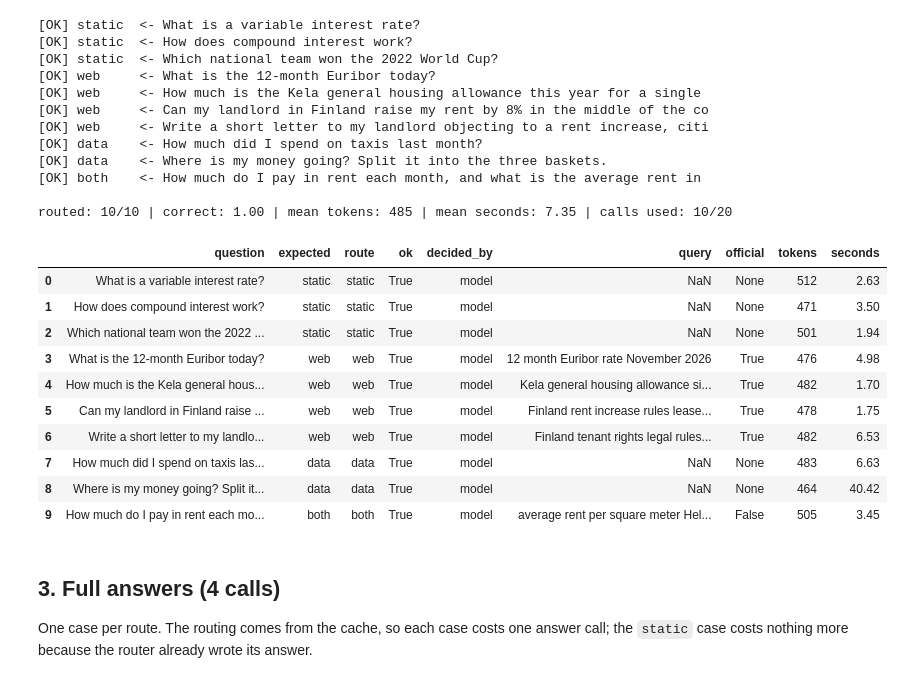
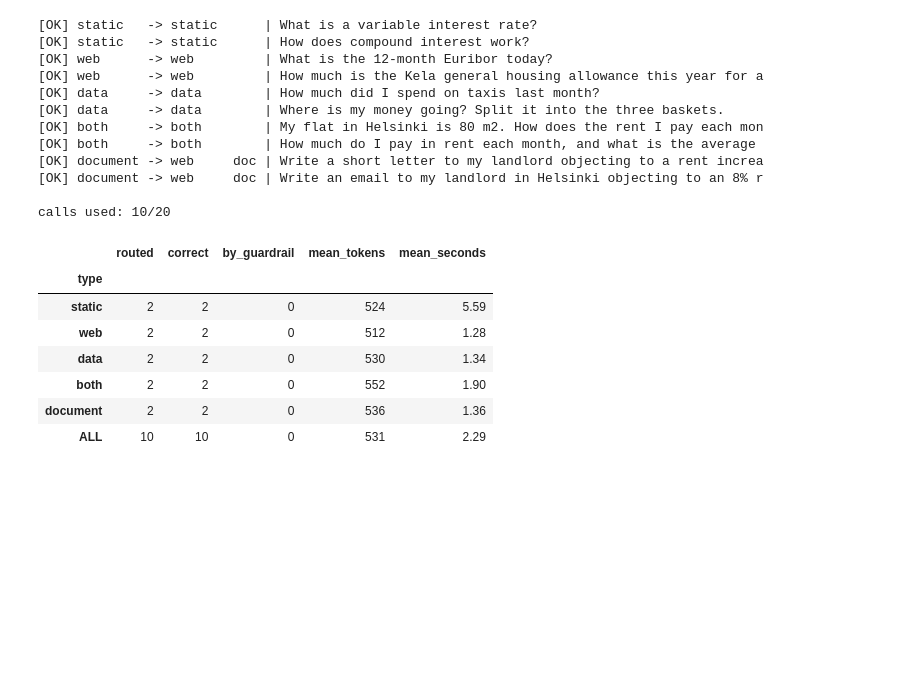
Before and after one commit to victor06-git/project_aethon, a Jupyter notebook: backend/notebook/kaiku_test.ipynb, the cells around one changed output. Saved outputs shown, nothing was run; the diff lists cells and outputs as text; code cells hidden in the pictures; blank space fills up the shorter version.

```diff
--- a/backend/notebook/kaiku_test.ipynb
+++ b/backend/notebook/kaiku_test.ipynb
@@ -67,36 +86,25 @@ Only the router runs: one call per question. Decisions are cached for section 3.
-# %%
-routing = routing_eval(agent, QUESTIONS, budget=BUDGET)
-done = routing[routing["route"] != "NOT RUN"]
-print(f"\nrouted: {len(done)}/{len(routing)} | correct: {done['ok'].mean():.2f} | "
-      f"mean tokens: {done['tokens'].mean():.0f} | mean seconds: {done['seconds'].mean():.2f} | "
-      f"calls used: {agent.stats['llm_calls']}/{BUDGET}")
-routing
-# %% [output]
-[OK] static  <- What is a variable interest rate?
-[OK] static  <- How does compound interest work?
-[OK] static  <- Which national team won the 2022 World Cup?
-[OK] web     <- What is the 12-month Euribor today?
-[OK] web     <- How much is the Kela general housing allowance this year for a single
-[OK] web     <- Can my landlord in Finland raise my rent by 8% in the middle of the co
-[OK] web     <- Write a short letter to my landlord objecting to a rent increase, citi
-[OK] data    <- How much did I spend on taxis last month?
-[OK] data    <- Where is my money going? Split it into the three baskets.
-[OK] both    <- How much do I pay in rent each month, and what is the average rent in
-
-routed: 10/10 | correct: 1.00 | mean tokens: 485 | mean seconds: 7.35 | calls used: 10/20
-|  | question | expected | route | ok | decided_by | query | official | tokens | seconds |
-| 0 | What is a variable interest rate? | static | static | True | model | NaN | None | 512 | 2.63 |
-| 1 | How does compound interest work? | static | static | True | model | NaN | None | 471 | 3.50 |
-| 2 | Which national team won the 2022 ... | static | static | True | model | NaN | None | 501 | 1.94 |
-| 3 | What is the 12-month Euribor today? | web | web | True | model | 12 month Euribor rate November 2026 | True | 476 | 4.98 |
-| 4 | How much is the Kela general hous... | web | web | True | model | Kela general housing allowance si... | True | 482 | 1.70 |
-| 5 | Can my landlord in Finland raise ... | web | web | True | model | Finland rent increase rules lease... | True | 478 | 1.75 |
-| 6 | Write a short letter to my landlo... | web | web | True | model | Finland tenant rights legal rules... | True | 482 | 6.53 |
-| 7 | How much did I spend on taxis las... | data | data | True | model | NaN | None | 483 | 6.63 |
-| 8 | Where is my money going? Split it... | data | data | True | model | NaN | None | 464 | 40.42 |
-| 9 | How much do I pay in rent each mo... | both | both | True | model | average rent per square meter Hel... | False | 505 | 3.45 |
-# %% [markdown]
-## 3. Full answers (4 calls)
-
-One case per route. The routing comes from the cache, so each case costs one answer call;
-the `static` case costs nothing more because the router already wrote its answer.
+# %%
+routing = routing_eval(agent, per_type=PER_TYPE, budget=BUDGET)
+print(f"\ncalls used: {agent.stats['llm_calls']}/{BUDGET}")
+routing_summary(routing)
+# %% [output]
+[OK] static   -> static      | What is a variable interest rate?
+[OK] static   -> static      | How does compound interest work?
+[OK] web      -> web         | What is the 12-month Euribor today?
+[OK] web      -> web         | How much is the Kela general housing allowance this year for a
+[OK] data     -> data        | How much did I spend on taxis last month?
+[OK] data     -> data        | Where is my money going? Split it into the three baskets.
+[OK] both     -> both        | My flat in Helsinki is 80 m2. How does the rent I pay each mon
+[OK] both     -> both        | How much do I pay in rent each month, and what is the average
+[OK] document -> web     doc | Write a short letter to my landlord objecting to a rent increa
+[OK] document -> web     doc | Write an email to my landlord in Helsinki objecting to an 8% r
+
+calls used: 10/20
+|  | routed | correct | by_guardrail | mean_tokens | mean_seconds |
+| type |  |  |  |  |  |
+| static | 2 | 2 | 0 | 524 | 5.59 |
+| web | 2 | 2 | 0 | 512 | 1.28 |
+| data | 2 | 2 | 0 | 530 | 1.34 |
+| both | 2 | 2 | 0 | 552 | 1.90 |
+| document | 2 | 2 | 0 | 536 | 1.36 |
+| ALL | 10 | 10 | 0 | 531 | 2.29 |
```
Also changed, not shown: parts of 24 cells of this notebook, 3 other files.
